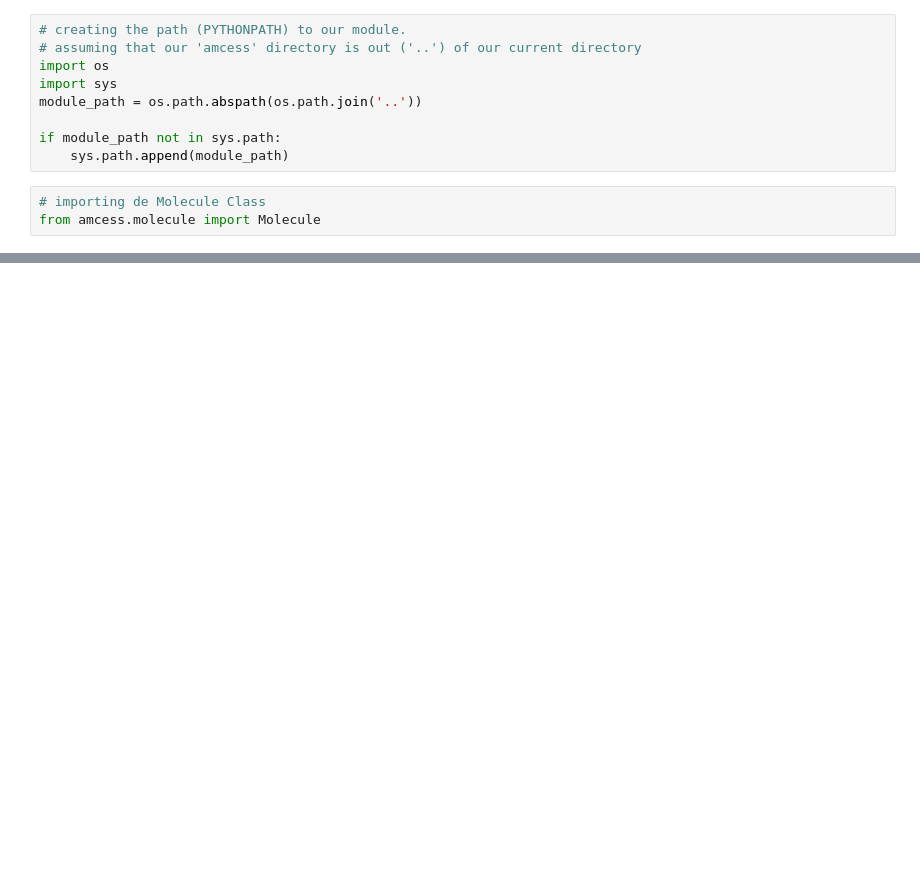
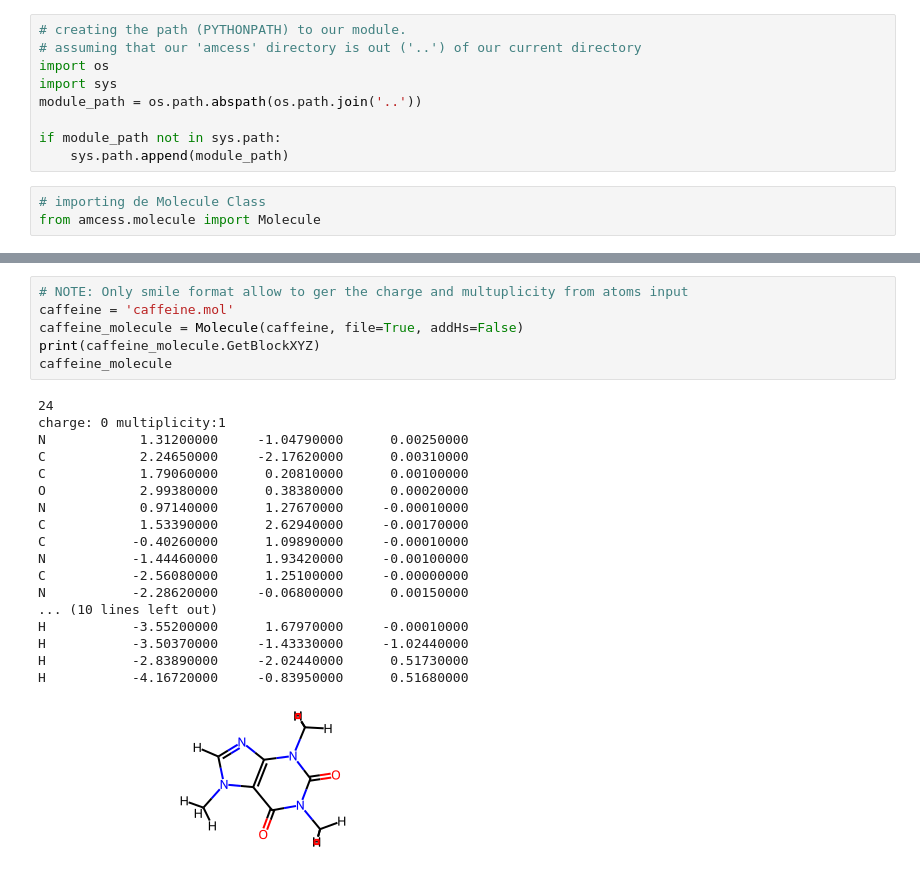
Before and after one commit to e-florez/amcess, a Jupyter notebook: workflow/08_rdkit.ipynb, the cells around one changed output, grey strips where cells are left out. Saved outputs shown, nothing was run; the diff lists cells and outputs as text; blank space fills up the shorter version.

```diff
--- a/workflow/08_rdkit.ipynb
+++ b/workflow/08_rdkit.ipynb
@@ -12,0 +126,25 @@ from amcess.molecule import Molecule
+# %%
+# NOTE: Only smile format allow to ger the charge and multuplicity from atoms input
+caffeine = 'caffeine.mol'
+caffeine_molecule = Molecule(caffeine, file=True, addHs=False)
+print(caffeine_molecule.GetBlockXYZ)
+caffeine_molecule
+# %% [output]
+24
+charge: 0 multiplicity:1
+N            1.31200000     -1.04790000      0.00250000
+C            2.24650000     -2.17620000      0.00310000
+C            1.79060000      0.20810000      0.00100000
+O            2.99380000      0.38380000      0.00020000
+N            0.97140000      1.27670000     -0.00010000
+C            1.53390000      2.62940000     -0.00170000
+C           -0.40260000      1.09890000     -0.00010000
+N           -1.44460000      1.93420000     -0.00100000
+C           -2.56080000      1.25100000     -0.00000000
+N           -2.28620000     -0.06800000      0.00150000
+... (10 lines left out)
+H           -3.55200000      1.67970000     -0.00010000
+H           -3.50370000     -1.43330000     -1.02440000
+H           -2.83890000     -2.02440000      0.51730000
+H           -4.16720000     -0.83950000      0.51680000
+[figure, added]
```
Also changed, not shown: parts of 20 cells of this notebook, 2 other files.
